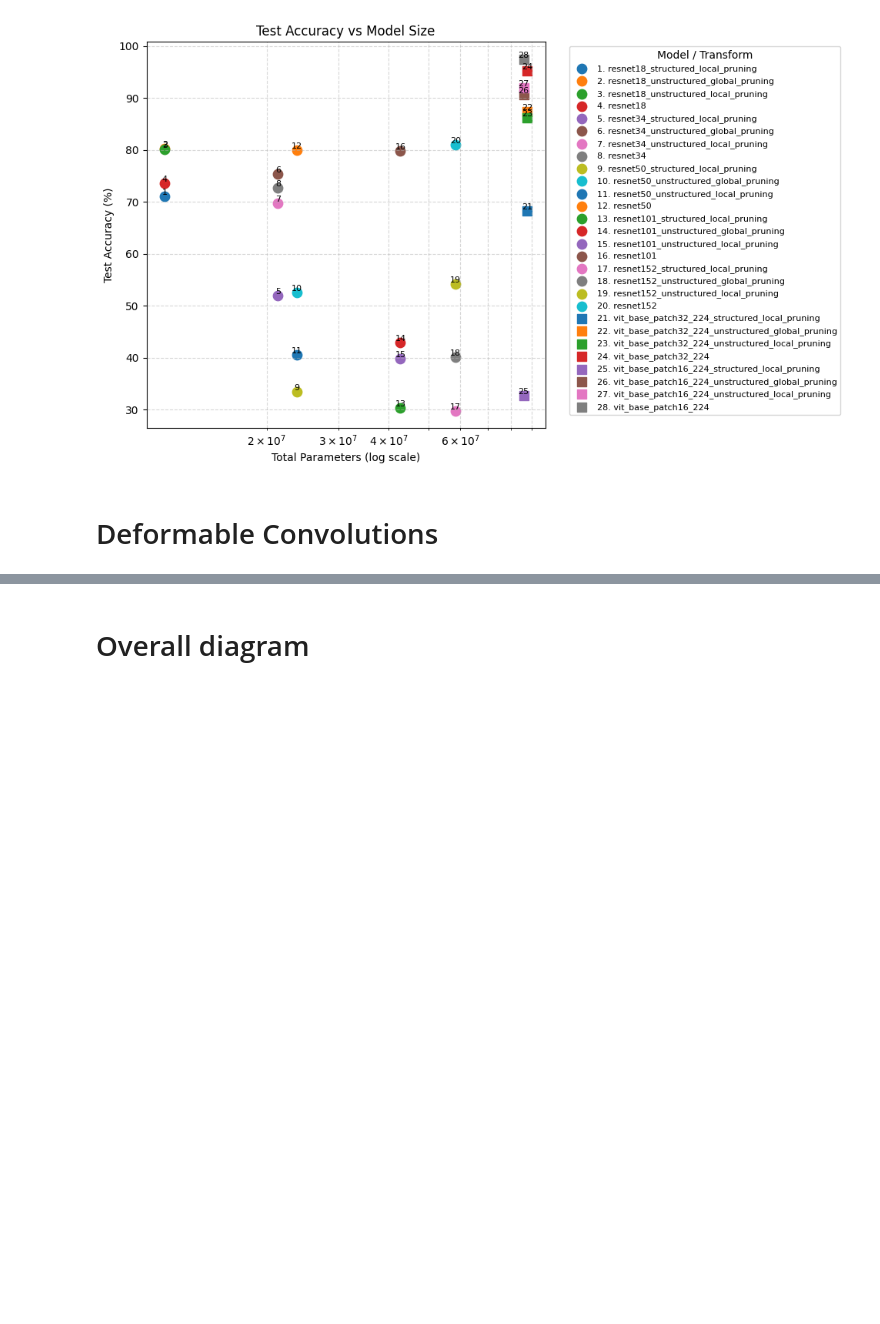
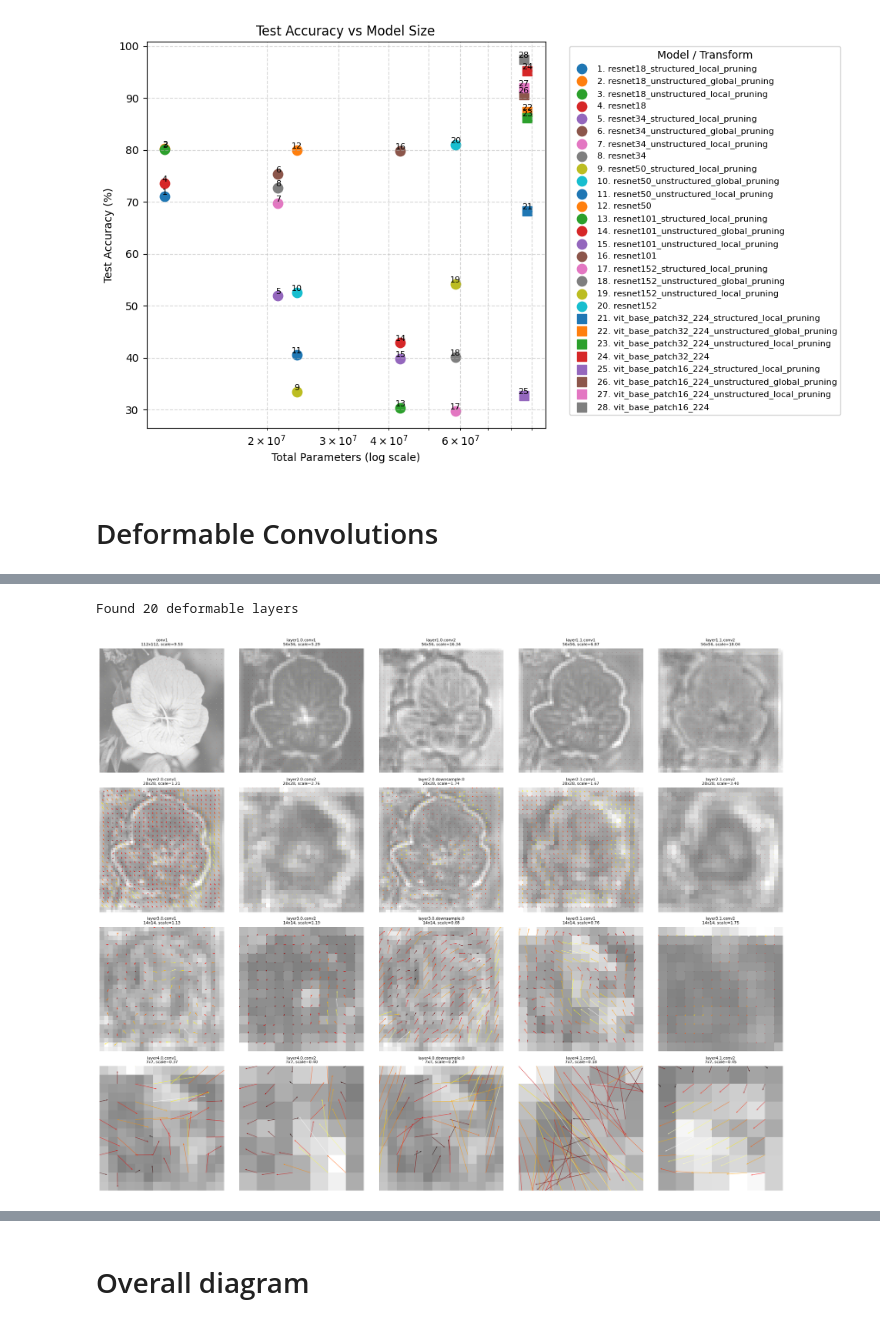
Before and after one commit to KyeYongChoo/SC4001-Deep-Learning, a Jupyter notebook: person_b_model_architecture/model_architecture.ipynb, the cells around one changed output, grey strips where cells are left out. Saved outputs shown, nothing was run; the diff lists cells and outputs as text; code cells hidden in the pictures; blank space fills up the shorter version.

Commit message:
figured out whats wrong with deformable convolutions, added deformable convolutions visualization havent retrained

```diff
--- a/person_b_model_architecture/model_architecture.ipynb
+++ b/person_b_model_architecture/model_architecture.ipynb
@@ -124,7 +120,7 @@ def create_model_with_timeout(model_name, num_classes, device, timeout=10):
 			except Exception as e:
 				raise RuntimeError(
 					f"Error loading local weight file '{weight_path}': {e}"
-				)
+				) from e
 
 			# --- Apply weights ---
 			try:
@@ -164,7 +160,7 @@ def create_model_with_timeout(model_name, num_classes, device, timeout=10):
 			print("\n")
 			hf_status = hugging_face_connectivity_test()
 		except Exception as e:
-			raise RuntimeError(f"Hugging Face connectivity test failed to run: {e}")
+			raise RuntimeError(f"Hugging Face connectivity test failed to run: {e}") from e
 
 		# interpret test output if no connection
 		if not hf_status:
@@ -185,7 +181,7 @@ def create_model_with_timeout(model_name, num_classes, device, timeout=10):
 		except Exception as e:
 			raise RuntimeError(
 				f"Retried online download but still failed for '{model_name}': {e}"
-			)
+			) from e
 
 	model_container["model"] = freeze_head(model_container["model"], model_name)
 	return model_container["model"]
@@ -208,6 +202,28 @@ class EarlyStopper:
 			if self.counter >= self.patience:
 				return True
 		return False
+# %%
+class ModelTransform(ABC):
+	def __init__(self, name: str):
+		self.name = name
+		self.__name__ = name
+
+	@abstractmethod
+	def __call__(self, model: nn.Module) -> nn.Module:
+		raise NotImplementedError
+
+	def applies_to(self, model_name: str) -> bool:
+		"""Return True if this transform actually modifies the model. Default to accepting vit and resnet"""
+		if "resnet" in model_name:
+			return True
+		elif "vit" in model_name:
+			return True
+		else:
+			raise NotImplementedError(f"{model_name} not implemented!")
+
+	# I'll have to do a python nono later on since i want the save states to be all lower case, so transform classes are lowercase
+	def __repr__(self):
+		return self.name
 # %%
 def get_performance(
 	model_name: str,
@@ -815,0 +923,4 @@ def deformable_convolutions_transform(
+# %%
+model = create_model_with_timeout("resnet18", num_classes=102, device=device)
+for module in model.modules():
+    print(module)
@@ -816 +1068,6 @@ def deformable_convolutions_transform(
+# %%
+visualize_all_deformable_offsets("resnet18")
+# %% [output]
+Found 20 deformable layers
+[figure, added]
 # %%
```
Also changed, not shown: parts of 17 cells of this notebook, 9 other files.
